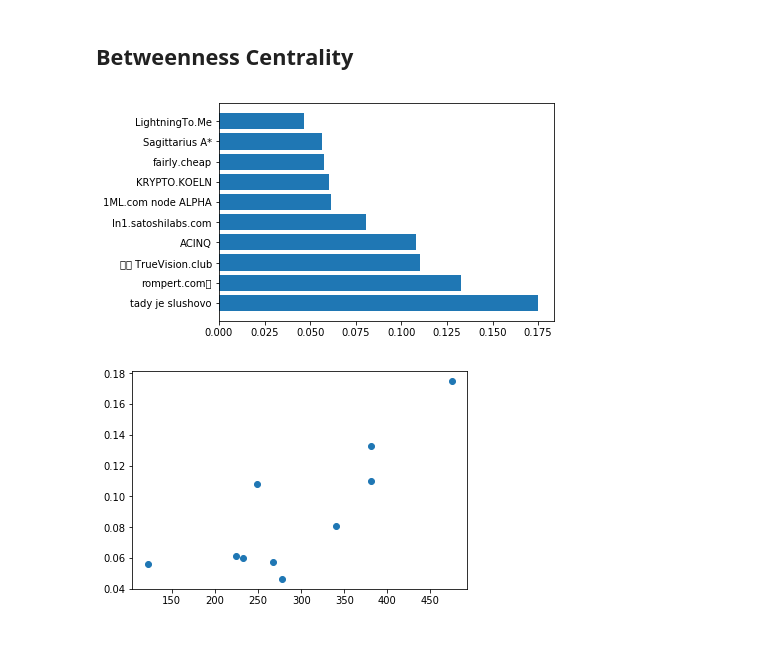
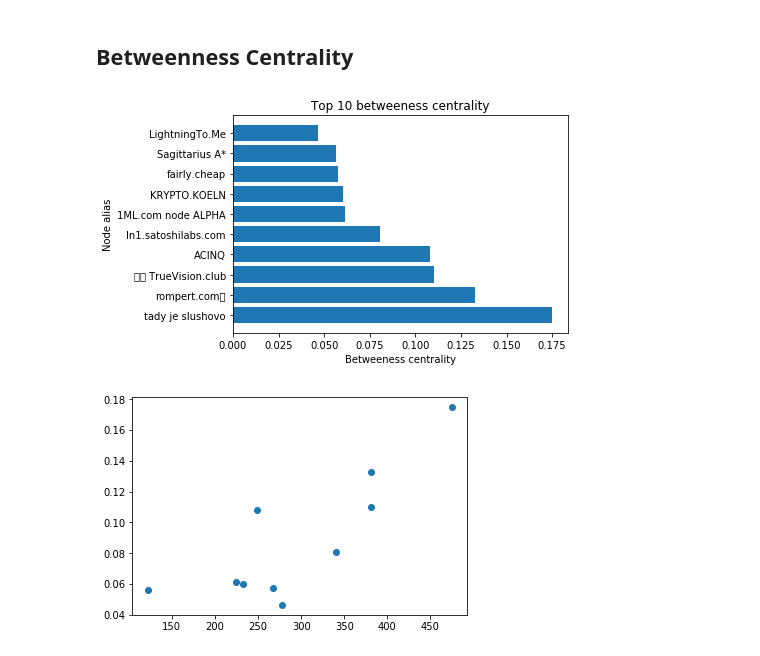
Before and after one commit to jsmvalente/lightningRoutingStudy, a Jupyter notebook: notebooks/degreeStudy.ipynb, the cells around one changed output. Drawn from its saved outputs; the diff is of its cells as text; code cells hidden in the pictures.

```diff
--- a/notebooks/degreeStudy.ipynb
+++ b/notebooks/degreeStudy.ipynb
@@ -125,22 +125,24 @@ addresses_bc, betweenness = zip(*sorted_betweenness)
 # %%
 degrees_t10_bc = []
 
 for i in range(len(addresses_bc)):
     degrees_t10_bc.append(G.degree(addresses_bc[i]))
 
 
 # Get alias instead of addresses
 alias = list(addresses_bc)
 for i, address in enumerate(alias):
     alias[i] = aliasDic[address]
 
 plt.figure()
 plt.barh(range(len(betweenness)),betweenness)
 plt.yticks(range(len(addresses_bc)), alias)
-
+plt.title("Top 10 betweeness centrality")
+plt.ylabel("Node alias")
+plt.xlabel("Betweeness centrality")
 plt.show()
 # %% [output]
-[figure, old version]
+[figure, new version]
 # %%
 plt.figure()
 plt.plot(degrees_t10_bc, betweenness, 'o')
```
Also changed, not shown: parts of 1 cell of this notebook, 3 other files.
